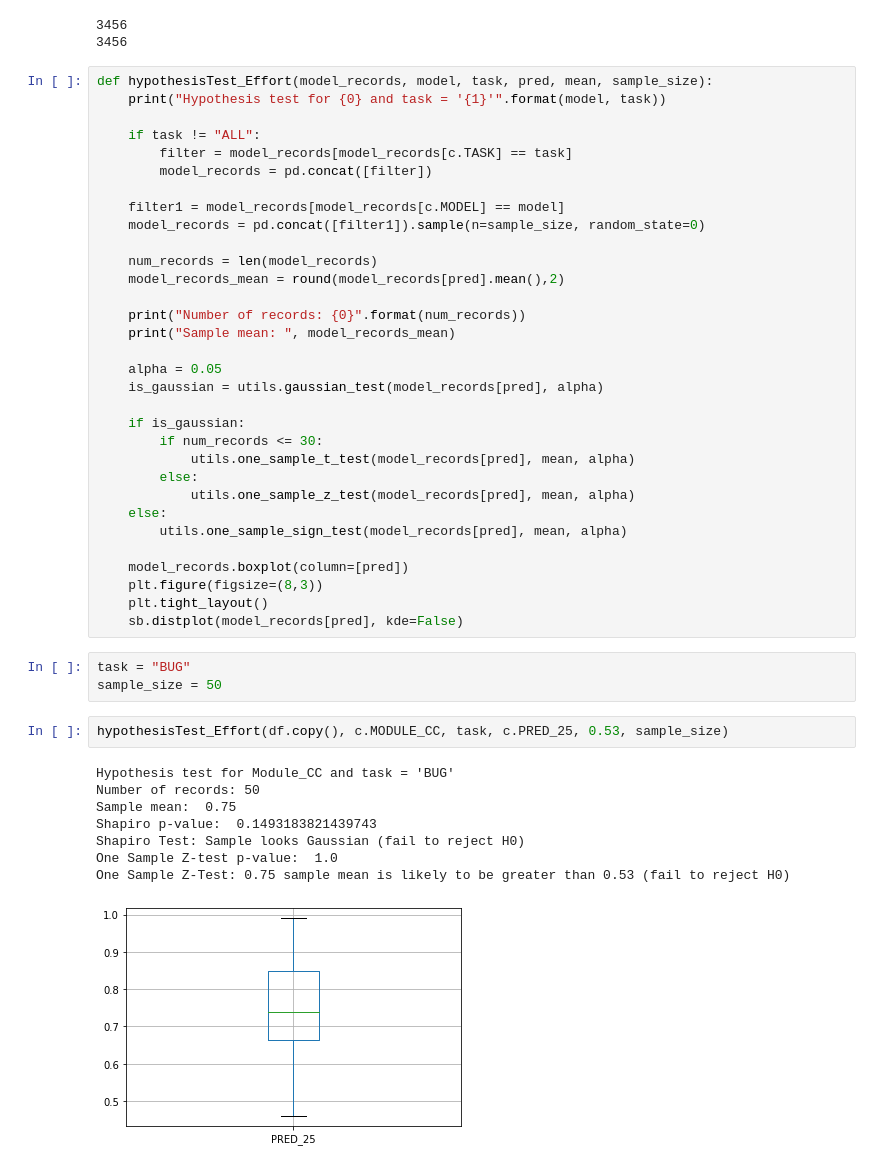
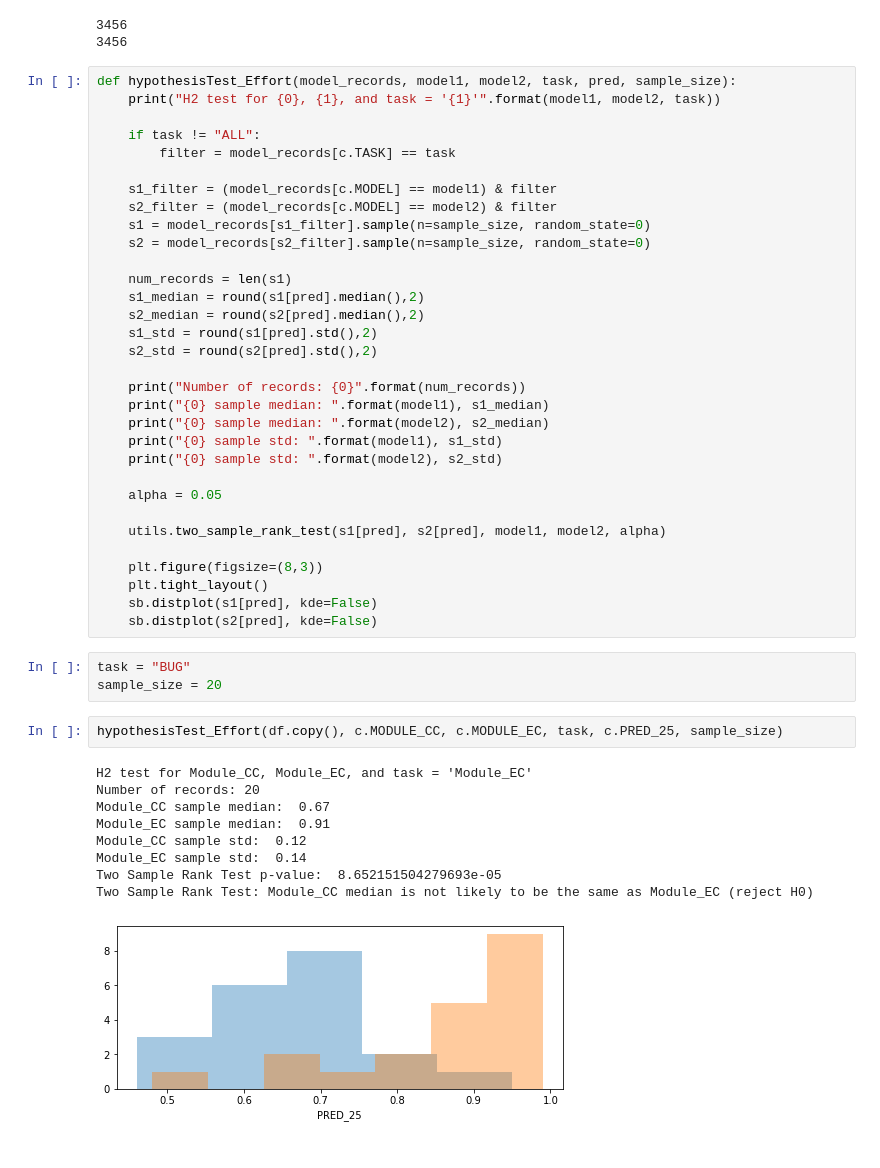
Before and after one commit to housemex408/iROIEstimator, a Jupyter notebook: scripts/notebook/results/FINAL/H2/H2_results.ipynb, the cells around one changed output. Cells and saved outputs as stored; diff of their text form.

Commit message:
hypothesis 2

```diff
--- a/scripts/notebook/results/FINAL/H2/H2_results.ipynb
+++ b/scripts/notebook/results/FINAL/H2/H2_results.ipynb
@@ -29,48 +29,49 @@ print(len(df))
 3456
 3456
 # %%
-def hypothesisTest_Effort(model_records, model, task, pred, mean, sample_size):
-    print("Hypothesis test for {0} and task = '{1}'".format(model, task))
+def hypothesisTest_Effort(model_records, model1, model2, task, pred, sample_size):
+    print("H2 test for {0}, {1}, and task = '{1}'".format(model1, model2, task))
 
     if task != "ALL":
-        filter = model_records[model_records[c.TASK] == task]
-        model_records = pd.concat([filter])
+        filter = model_records[c.TASK] == task
 
-    filter1 = model_records[model_records[c.MODEL] == model]
-    model_records = pd.concat([filter1]).sample(n=sample_size, random_state=0)
+    s1_filter = (model_records[c.MODEL] == model1) & filter
+    s2_filter = (model_records[c.MODEL] == model2) & filter
+    s1 = model_records[s1_filter].sample(n=sample_size, random_state=0)
+    s2 = model_records[s2_filter].sample(n=sample_size, random_state=0)
 
-    num_records = len(model_records)
-    model_records_mean = round(model_records[pred].mean(),2)
+    num_records = len(s1)
+    s1_median = round(s1[pred].median(),2)
+    s2_median = round(s2[pred].median(),2)
+    s1_std = round(s1[pred].std(),2)
+    s2_std = round(s2[pred].std(),2)
 
     print("Number of records: {0}".format(num_records))
-    print("Sample mean: ", model_records_mean)
+    print("{0} sample median: ".format(model1), s1_median)
+    print("{0} sample median: ".format(model2), s2_median)
+    print("{0} sample std: ".format(model1), s1_std)
+    print("{0} sample std: ".format(model2), s2_std)
 
     alpha = 0.05
-    is_gaussian = utils.gaussian_test(model_records[pred], alpha)
 
-    if is_gaussian:
-        if num_records <= 30:
-            utils.one_sample_t_test(model_records[pred], mean, alpha)
-        else:
-            utils.one_sample_z_test(model_records[pred], mean, alpha)
-    else:
-        utils.one_sample_sign_test(model_records[pred], mean, alpha)
+    utils.two_sample_rank_test(s1[pred], s2[pred], model1, model2, alpha)
 
-    model_records.boxplot(column=[pred])
     plt.figure(figsize=(8,3))
     plt.tight_layout()
-    sb.distplot(model_records[pred], kde=False)
+    sb.distplot(s1[pred], kde=False)
+    sb.distplot(s2[pred], kde=False)
 # %%
 task = "BUG"
-sample_size = 50
+sample_size = 20
 # %%
-hypothesisTest_Effort(df.copy(), c.MODULE_CC, task, c.PRED_25, 0.53, sample_size)
+hypothesisTest_Effort(df.copy(), c.MODULE_CC, c.MODULE_EC, task, c.PRED_25, sample_size)
 # %% [output]
-Hypothesis test for Module_CC and task = 'BUG'
-Number of records: 50
-Sample mean:  0.75
-Shapiro p-value:  0.1493183821439743
-Shapiro Test: Sample looks Gaussian (fail to reject H0)
-One Sample Z-test p-value:  1.0
-One Sample Z-Test: 0.75 sample mean is likely to be greater than 0.53 (fail to reject H0)
+H2 test for Module_CC, Module_EC, and task = 'Module_EC'
+Number of records: 20
+Module_CC sample median:  0.67
+Module_EC sample median:  0.91
+Module_CC sample std:  0.12
+Module_EC sample std:  0.14
+Two Sample Rank Test p-value:  8.652151504279693e-05
+Two Sample Rank Test: Module_CC median is not likely to be the same as Module_EC (reject H0)
-[figure, old version]
+[figure, new version]
```
Also changed, not shown: parts of 4 cells of this notebook, 4 other files.
